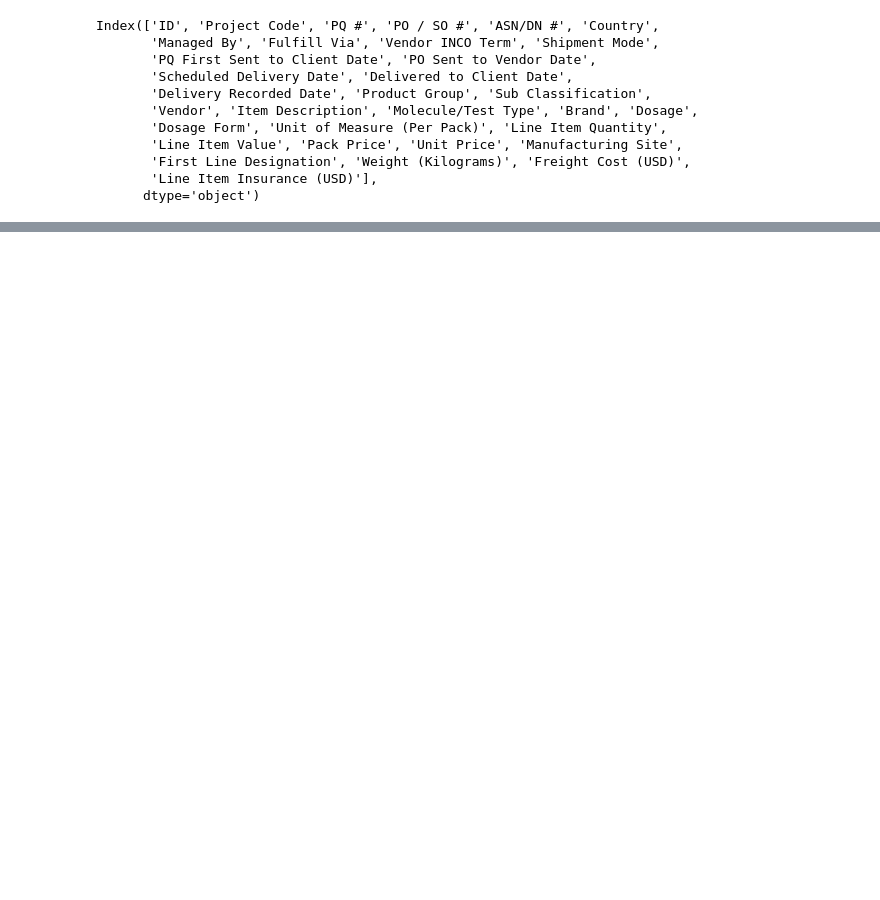
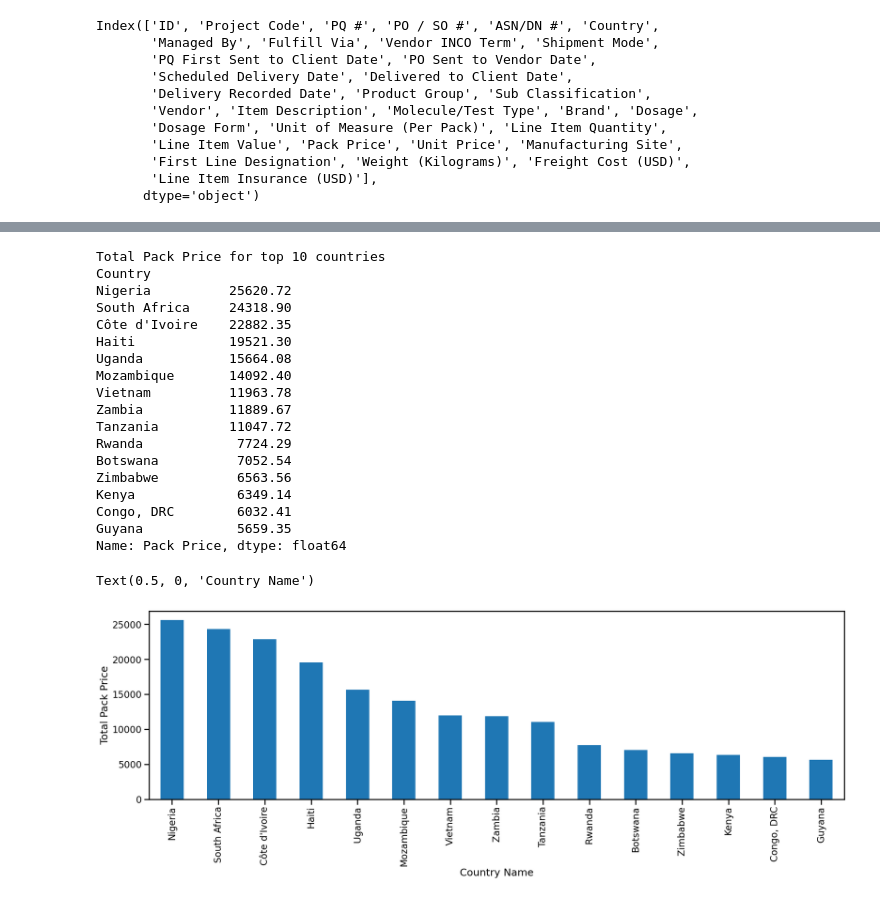
Before and after one commit to abhyudaya29/Consignment_Pricing, a Jupyter notebook: notebook/eda.ipynb, the cells around one changed output, grey strips where cells are left out. Cells and saved outputs as stored; diff of their text form; code cells hidden in the pictures; blank space fills up the shorter version.

```diff
--- a/notebook/eda.ipynb
+++ b/notebook/eda.ipynb
@@ -32,0 +167,31 @@ Index(['ID', 'Project Code', 'PQ #', 'PO / SO #', 'ASN/DN #', 'Country',
+# %%
+## total pack price for top 15 countries
+total_price=df.groupby(['Country'])['Pack Price'].sum().nlargest(15)
+print("Total Pack Price for top 10 countries")
+print(total_price)
+plt.figure(figsize=(22,6))
+GraphData=df.groupby(['Country'])['Pack Price'].sum().nlargest(15)
+GraphData.plot(kind='bar')
+plt.ylabel('Total Pack Price')
+plt.xlabel('Country Name')
+# %% [output]
+Total Pack Price for top 10 countries
+Country
+Nigeria          25620.72
+South Africa     24318.90
+Côte d'Ivoire    22882.35
+Haiti            19521.30
+Uganda           15664.08
+Mozambique       14092.40
+Vietnam          11963.78
+Zambia           11889.67
+Tanzania         11047.72
+Rwanda            7724.29
+Botswana          7052.54
+Zimbabwe          6563.56
+Kenya             6349.14
+Congo, DRC        6032.41
+Guyana            5659.35
+Name: Pack Price, dtype: float64
+Text(0.5, 0, 'Country Name')
+[figure, added]
```
Also changed, not shown: parts of 15 cells of this notebook.
